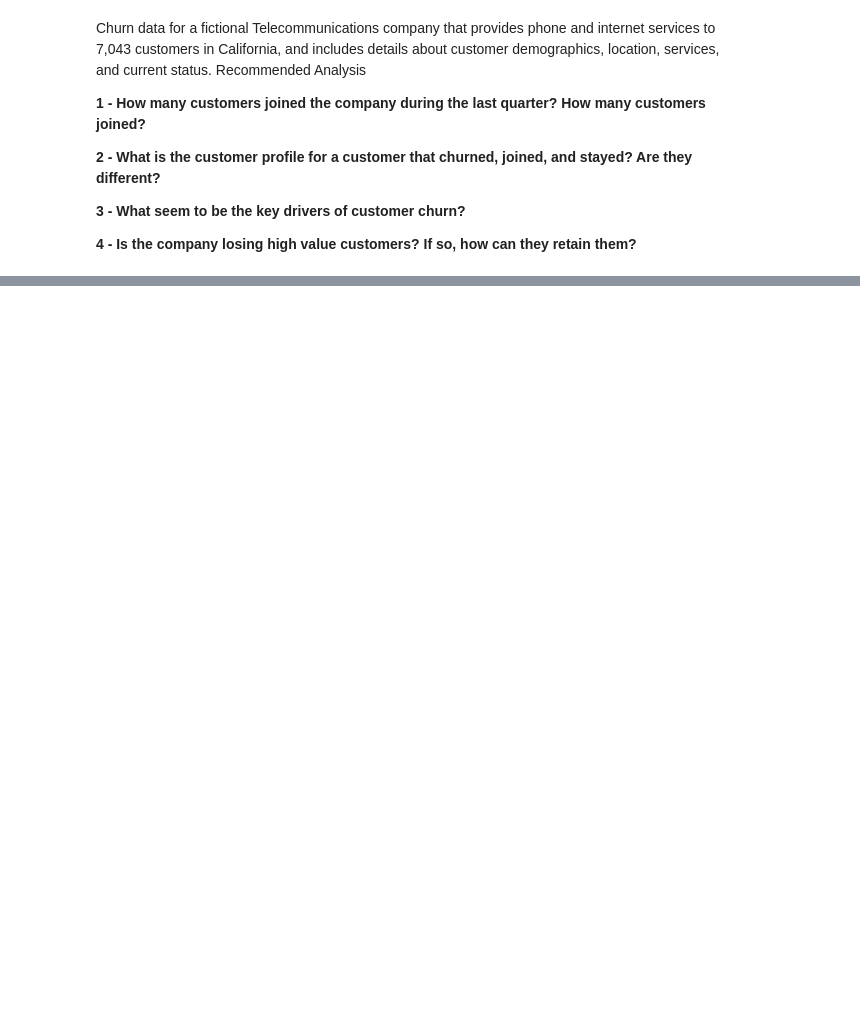
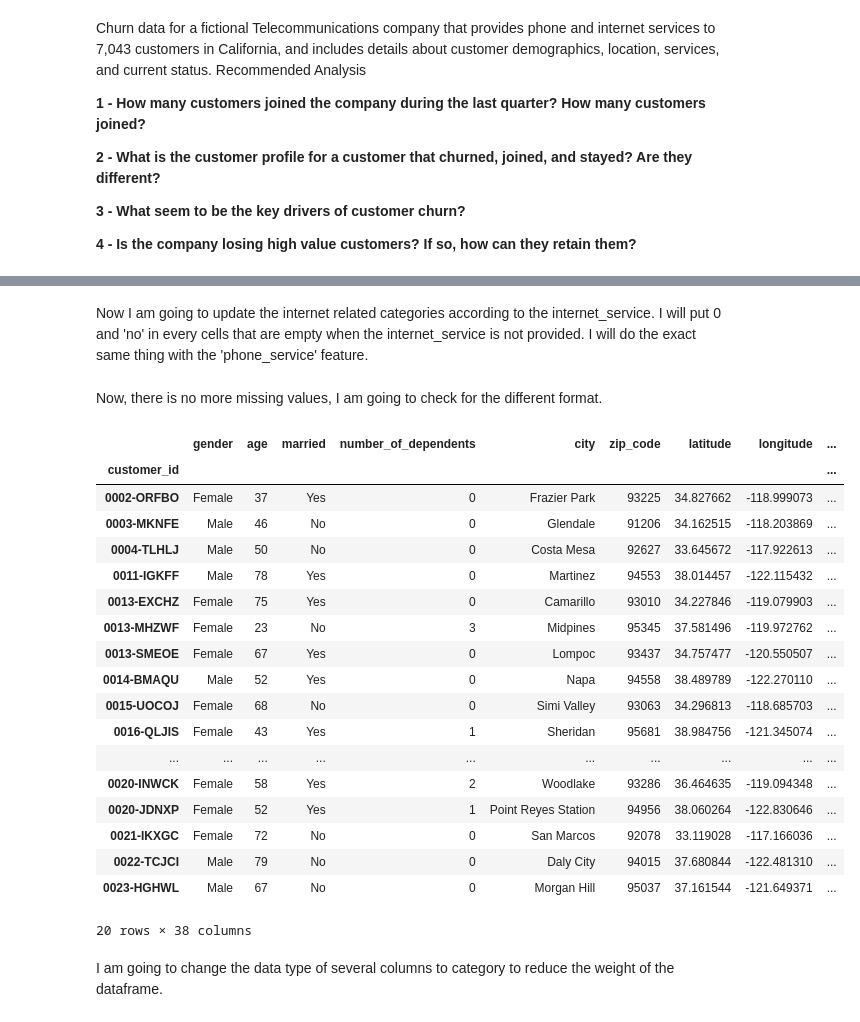
Before and after one commit to Yurhigz/Telecom_Churn, a Jupyter notebook: Script_Python.ipynb, the cells around one changed output, grey strips where cells are left out. Cells and saved outputs as stored; diff of their text form; code cells hidden in the pictures; blank space fills up the shorter version.

```diff
--- a/Script_Python.ipynb
+++ b/Script_Python.ipynb
@@ -26,0 +133,36 @@ mycursor = mydb.cursor()
+# %% [markdown]
+Now I am going to update the internet related categories according to the internet_service. I will put 0 and 'no' in every cells that are empty when the internet_service is not provided. I will do the exact same thing with the 'phone_service' feature.
+# %%
+df.loc[df.internet_service == 'No',['internet_type','online_security','online_backup','device_protection_plan','premium_tech_support','premium_tech_support' ,'streaming_tv','streaming_music','streaming_movies','unlimited_data']]= 'no'
+# %%
+df.loc[df.avg_monthly_gb_download.isnull()] = 0
+# %%
+df.loc[df.phone_service == 'No','avg_monthly_long_distance_charges'] = 0
+# %%
+df.loc[df.phone_service == 'No','multiple_lines'] = 'No'
+# %% [markdown]
+Now, there is no more missing values, I am going to check for the different format.
+# %%
+df.head(20)
+# %% [output]
+|  | gender | age | married | number_of_dependents | city | zip_code | latitude | longitude | ... |
+| customer_id |  |  |  |  |  |  |  |  | ... |
+| 0002-ORFBO | Female | 37 | Yes | 0 | Frazier Park | 93225 | 34.827662 | -118.999073 | ... |
+| 0003-MKNFE | Male | 46 | No | 0 | Glendale | 91206 | 34.162515 | -118.203869 | ... |
+| 0004-TLHLJ | Male | 50 | No | 0 | Costa Mesa | 92627 | 33.645672 | -117.922613 | ... |
+| 0011-IGKFF | Male | 78 | Yes | 0 | Martinez | 94553 | 38.014457 | -122.115432 | ... |
+| 0013-EXCHZ | Female | 75 | Yes | 0 | Camarillo | 93010 | 34.227846 | -119.079903 | ... |
+| 0013-MHZWF | Female | 23 | No | 3 | Midpines | 95345 | 37.581496 | -119.972762 | ... |
+| 0013-SMEOE | Female | 67 | Yes | 0 | Lompoc | 93437 | 34.757477 | -120.550507 | ... |
+| 0014-BMAQU | Male | 52 | Yes | 0 | Napa | 94558 | 38.489789 | -122.270110 | ... |
+| 0015-UOCOJ | Female | 68 | No | 0 | Simi Valley | 93063 | 34.296813 | -118.685703 | ... |
+| 0016-QLJIS | Female | 43 | Yes | 1 | Sheridan | 95681 | 38.984756 | -121.345074 | ... |
+| ... | ... | ... | ... | ... | ... | ... | ... | ... | ... |
+| 0020-INWCK | Female | 58 | Yes | 2 | Woodlake | 93286 | 36.464635 | -119.094348 | ... |
+| 0020-JDNXP | Female | 52 | Yes | 1 | Point Reyes Station | 94956 | 38.060264 | -122.830646 | ... |
+| 0021-IKXGC | Female | 72 | No | 0 | San Marcos | 92078 | 33.119028 | -117.166036 | ... |
+| 0022-TCJCI | Male | 79 | No | 0 | Daly City | 94015 | 37.680844 | -122.481310 | ... |
+| 0023-HGHWL | Male | 67 | No | 0 | Morgan Hill | 95037 | 37.161544 | -121.649371 | ... |
+20 rows × 38 columns
+# %% [markdown]
+I am going to change the data type of several columns to category to reduce the weight of the dataframe.
```
Also changed, not shown: parts of 29 cells of this notebook.
